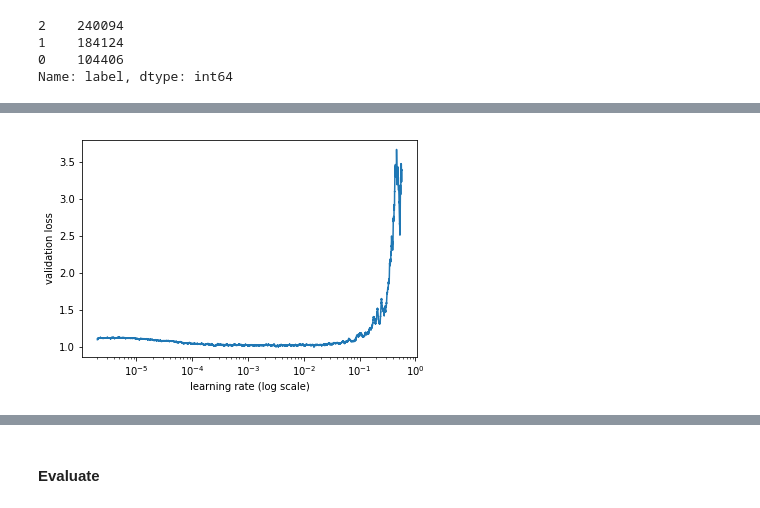
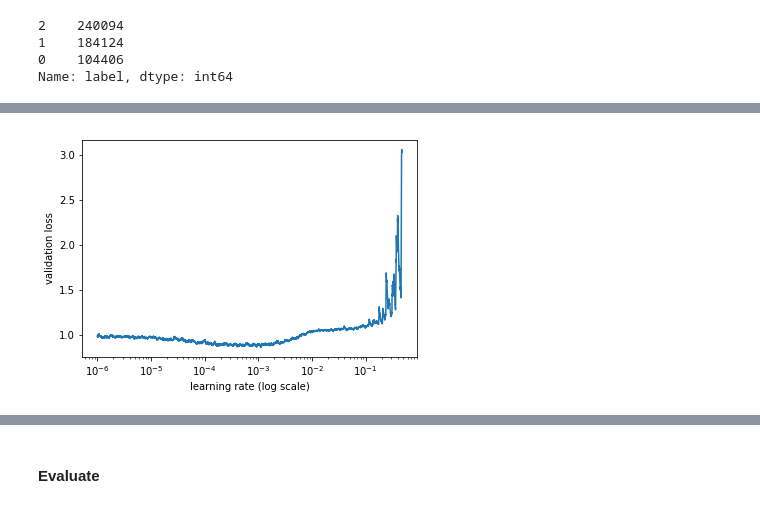
Before and after one commit to ceshine/modern_chinese_nlp, a Jupyter notebook: notebooks/Sentiment Analysis - Unigram - Transformer.ipynb, the cells around one changed output, grey strips where cells are left out. Saved outputs shown, nothing was run; the diff lists cells and outputs as text; code cells hidden in the pictures.

Commit message:
Train bigger transformer models.

```diff
--- a/notebooks/Sentiment Analysis - Unigram - Transformer.ipynb
+++ b/notebooks/Sentiment Analysis - Unigram - Transformer.ipynb
@@ -339,8 +333,8 @@ df_train.label.value_counts()
 Name: label, dtype: int64
 # %%
 bs = 64
-trn_ds = TextDataset(tokens_train, df_train.label.values)
-val_ds = TextDataset(tokens_val, df_val.label.values)
+trn_ds = TextDataset(tokens_train, df_train.label.values, max_seq_len=100)
+val_ds = TextDataset(tokens_val, df_val.label.values, max_seq_len=100)
 trn_samp = SortishSampler(tokens_train, key=lambda x: len(tokens_train[x]), bs=bs//2)
 val_samp = SortSampler(tokens_val, key=lambda x: len(tokens_val[x]))
 trn_dl = DataLoader(trn_ds, bs//2, transpose=False, num_workers=1, pad_idx=2, sampler=trn_samp)
@@ -351,22 +345,25 @@ model= get_transformer_classifier(
     n_tok=n_toks,
     emb_sz=EMB_DIM,
     n_head=12,
-    n_layer=3,
-    n_ctx=200,
-    max_seq_len=100,
-    clf_layers=[EMB_DIM, 50, 3],
+    n_layer=6,
+    n_ctx=100,
+    clf_layers=[EMB_DIM, 100, 3],
     pad_token=2,
     embd_pdrop=0.1,
     attn_pdrop=0.1,
     resid_pdrop=0.1,
-    clf_pdrop=[0.5, 0.1],
+    clf_pdrop=[0.5, 0.2],
     afn="gelu"
 )
 # %%
 learn = TransformerLearner(
     model_data,
     TransformerTextModel(to_gpu(model)),
-    opt_fn=partial(torch.optim.Adam, betas=(0.9, 0.999)))
-learn.clip=25
+    opt_fn=partial(torch.optim.Adam, betas=(0.8, 0.99)))
+learn.clip=2.
 learn.metrics = [accuracy]
 learn.load_encoder('lm1_enc')
+# %%
+lrs = np.array([1e-3 / 2 ** (7 - i) for i in range(8)])
+learn.freeze_to(-1)
+learn.fit(lrs, 1, wds=0, cycle_len=1, use_clr=(8,3))
@@ -373,8 +375,8 @@ learn.load_encoder('lm1_enc')
 # %%
-lrs = np.array([5e-5, 1e-4, 2e-4, 5e-4, 2e-3])
-learn.freeze_to(-1)
+lrs = np.array([1e-3 / 2 ** (7 - i) for i in range(8)])
+learn.unfreeze()
 learn.lr_find(lrs/1000)
 learn.sched.plot()
 # %% [output]
 [interactive output not drawn]
-[figure, old version]
+[figure, new version]
```
Also changed, not shown: parts of 107 cells of this notebook, 2 other files.
